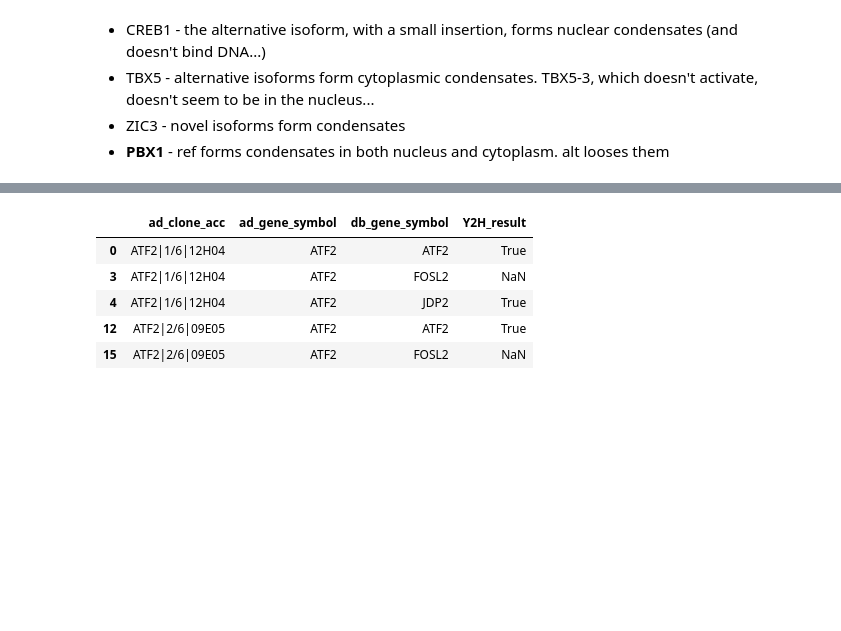
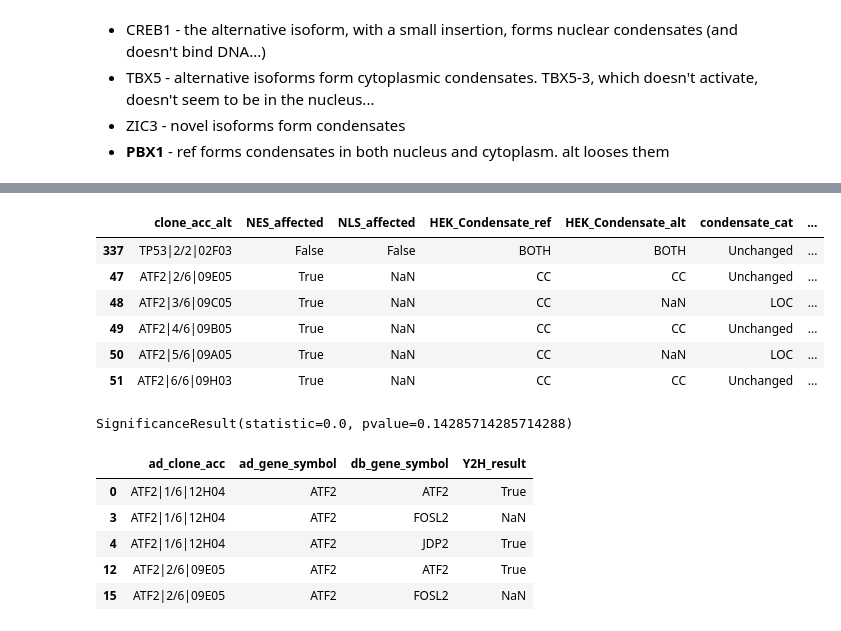
Before and after one commit to CCSB-DFCI/TF_isoforms_paper, a Jupyter notebook: src/condensates.ipynb, the cells around one changed output, grey strips where cells are left out. Cells and saved outputs as stored; diff of their text form; code cells hidden in the pictures; blank space fills up the shorter version.

```diff
--- a/src/condensates.ipynb
+++ b/src/condensates.ipynb
@@ -515,3 +545,23 @@ fig.savefig('../figures/activation-vs-condensate-change_categories-detailed_boxp
+# %%
+pairs.loc[pairs['NES_affected'].notnull(),
+          ['clone_acc_alt',
+           'NES_affected',
+           'NLS_affected',
+           'HEK_Condensate_ref', 'HEK_Condensate_alt',
+           'condensate_cat',
+           'Loc_Kaia_ref', 'Loc_Kaia_alt']].sort_values('NES_affected')
+# %% [output]
+|  | clone_acc_alt | NES_affected | NLS_affected | HEK_Condensate_ref | HEK_Condensate_alt | condensate_cat | ... |
+| 337 | TP53|2/2|02F03 | False | False | BOTH | BOTH | Unchanged | ... |
+| 47 | ATF2|2/6|09E05 | True | NaN | CC | CC | Unchanged | ... |
+| 48 | ATF2|3/6|09C05 | True | NaN | CC | NaN | LOC | ... |
+| 49 | ATF2|4/6|09B05 | True | NaN | CC | CC | Unchanged | ... |
+| 50 | ATF2|5/6|09A05 | True | NaN | CC | NaN | LOC | ... |
+| 51 | ATF2|6/6|09H03 | True | NaN | CC | CC | Unchanged | ... |
+# %%
+stats.fisher_exact([[0, 4], [2, 1]])
+# %% [output]
+SignificanceResult(statistic=0.0, pvalue=0.14285714285714288)
 # %%
 # look for PPIs with known phase separating proteins
 from data_loading import load_y2h_isoform_data
```
Also changed, not shown: parts of 14 cells of this notebook.
